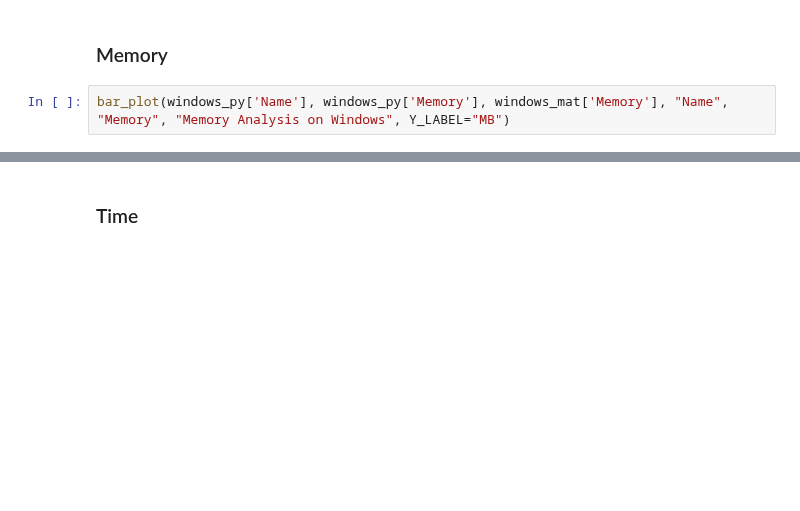
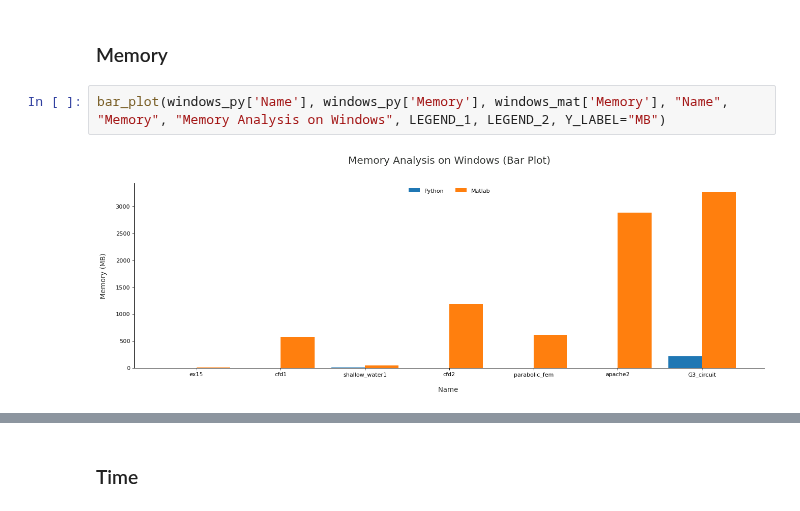
Before and after one commit to simonebenitozzi/cholesky-analysis, a Jupyter notebook: Analysis/model/LanguageCompare.ipynb, the cells around one changed output, grey strips where cells are left out. Drawn from its saved outputs; the diff is of its cells as text; blank space fills up the shorter version.

```diff
--- a/Analysis/model/LanguageCompare.ipynb
+++ b/Analysis/model/LanguageCompare.ipynb
@@ -77,5 +81,7 @@ bar_plot(windows_py['Name'], windows_py['Error'], windows_mat['Error'], "Name",
 # %% [markdown]
 ### Memory
 # %%
-bar_plot(windows_py['Name'], windows_py['Memory'], windows_mat['Memory'], "Name", "Memory", "Memory Analysis on Windows", Y_LABEL="MB")
+bar_plot(windows_py['Name'], windows_py['Memory'], windows_mat['Memory'], "Name", "Memory", "Memory Analysis on Windows", LEGEND_1, LEGEND_2, Y_LABEL="MB")
+# %% [output]
+[figure, added]
 # %%
```
Also changed, not shown: parts of 15 cells of this notebook.
